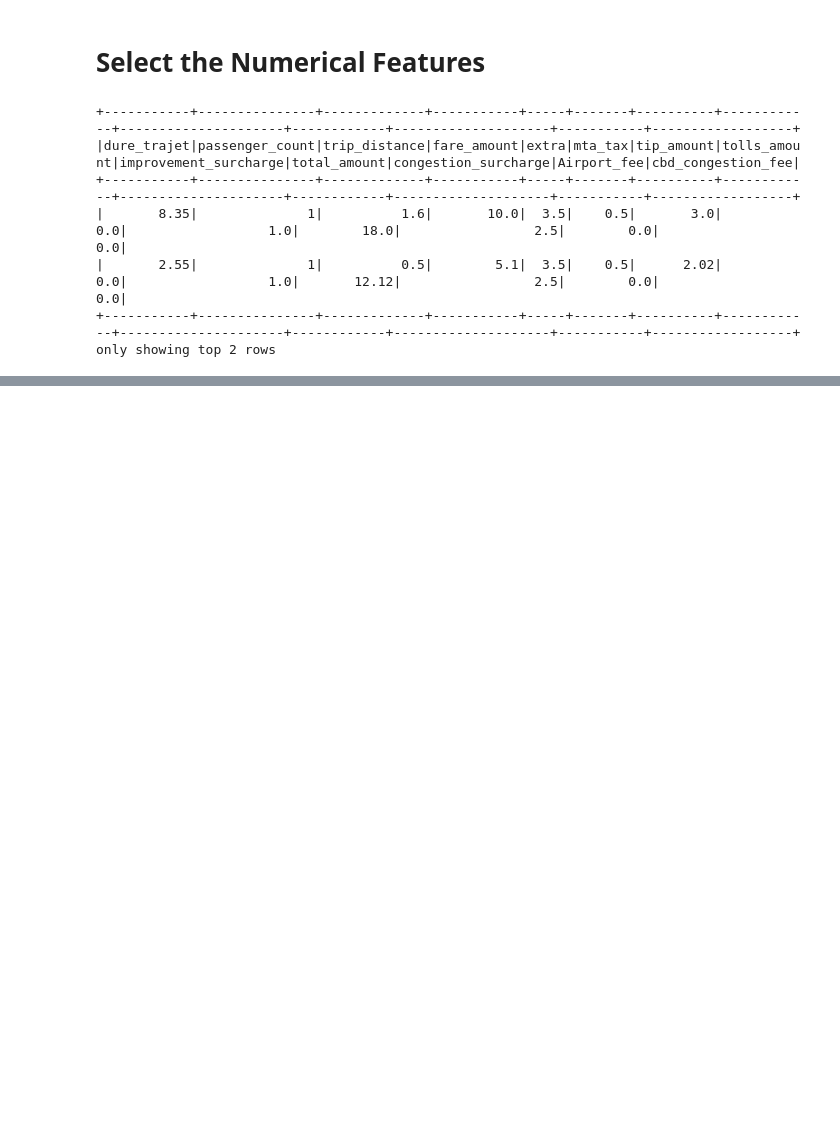
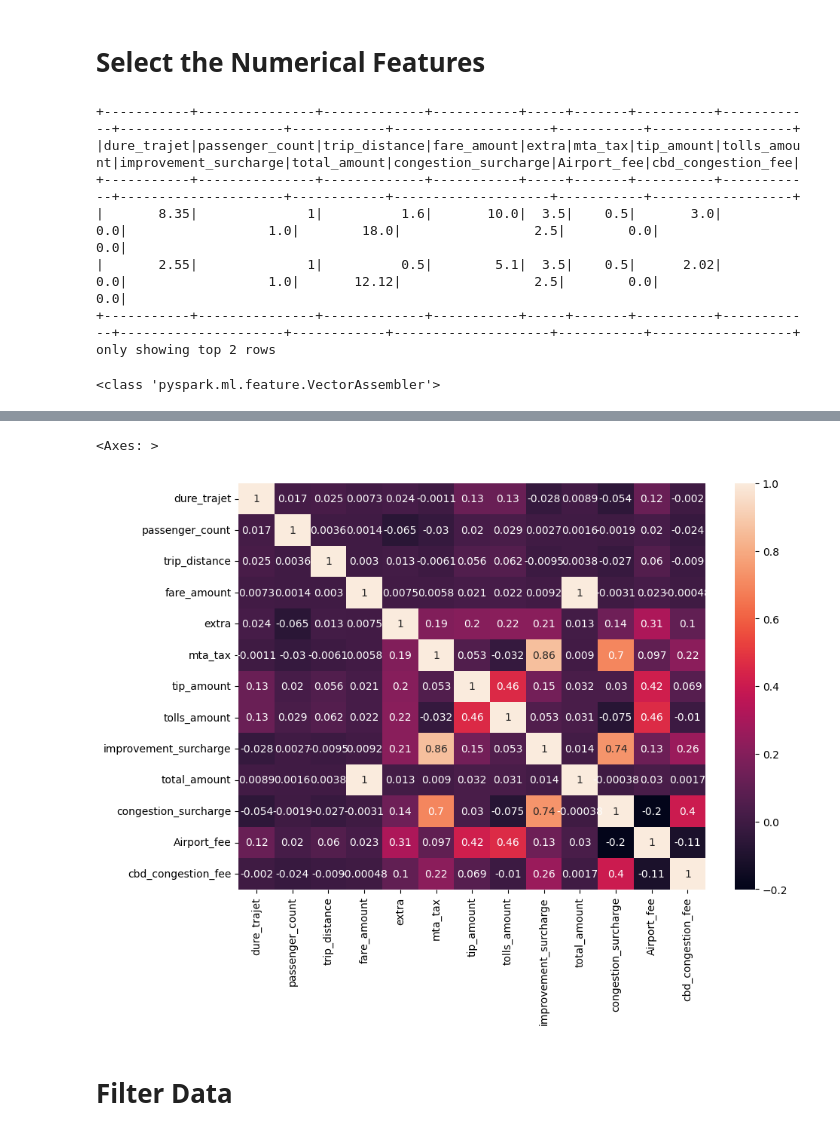
Before and after one commit to Maryemelb/LogiTrack_etl, a Jupyter notebook: Nootbooks/eda.ipynb, the cells around one changed output, grey strips where cells are left out. Drawn from its saved outputs; the diff is of its cells as text; code cells hidden in the pictures; blank space fills up the shorter version.

Commit message:
handle outliers and deal with them

```diff
--- a/Nootbooks/eda.ipynb
+++ b/Nootbooks/eda.ipynb
@@ -185,3 +241,25 @@ numerical_df.show(2)
 |       2.55|              1|          0.5|        5.1|  3.5|    0.5|      2.02|         0.0|                  1.0|       12.12|                 2.5|        0.0|               0.0|
 +-----------+---------------+-------------+-----------+-----+-------+----------+------------+---------------------+------------+--------------------+-----------+------------------+
 only showing top 2 rows
+# %%
+from pyspark.ml.feature import VectorAssembler
+from pyspark.ml.stat import Correlation
+import seaborn as sns
+import matplotlib.pyplot as plt
+import pandas as pd
+plt.figure(figsize=(10,7))
+vector_col= "assembled_features"
+assembler= VectorAssembler(inputCols= numerical_df.columns, outputCol=vector_col, handleInvalid="skip")
+print(type(assembler))
+
+df_vector= assembler.transform(numerical_df).select(vector_col)
+# df_vector.show(2)
+corr_matrix= Correlation.corr(df_vector, vector_col)
+matrix_array = corr_matrix.collect()[0][0].toArray()
+pd_matrix = pd.DataFrame(matrix_array, columns=numerical_df.columns, index=numerical_df.columns)
+# print(matrix_array)
+matrix_df= spark.createDataFrame(pd_matrix, numerical_df.columns)
+
+sns.heatmap(pd_matrix, annot=True)
+# %% [output]
+<class 'pyspark.ml.feature.VectorAssembler'>
@@ -187,0 +267,4 @@ only showing top 2 rows
+<Axes: >
+[figure, added]
+# %% [markdown]
+# Filter Data
```
Also changed, not shown: parts of 14 cells of this notebook, 2 other files.
